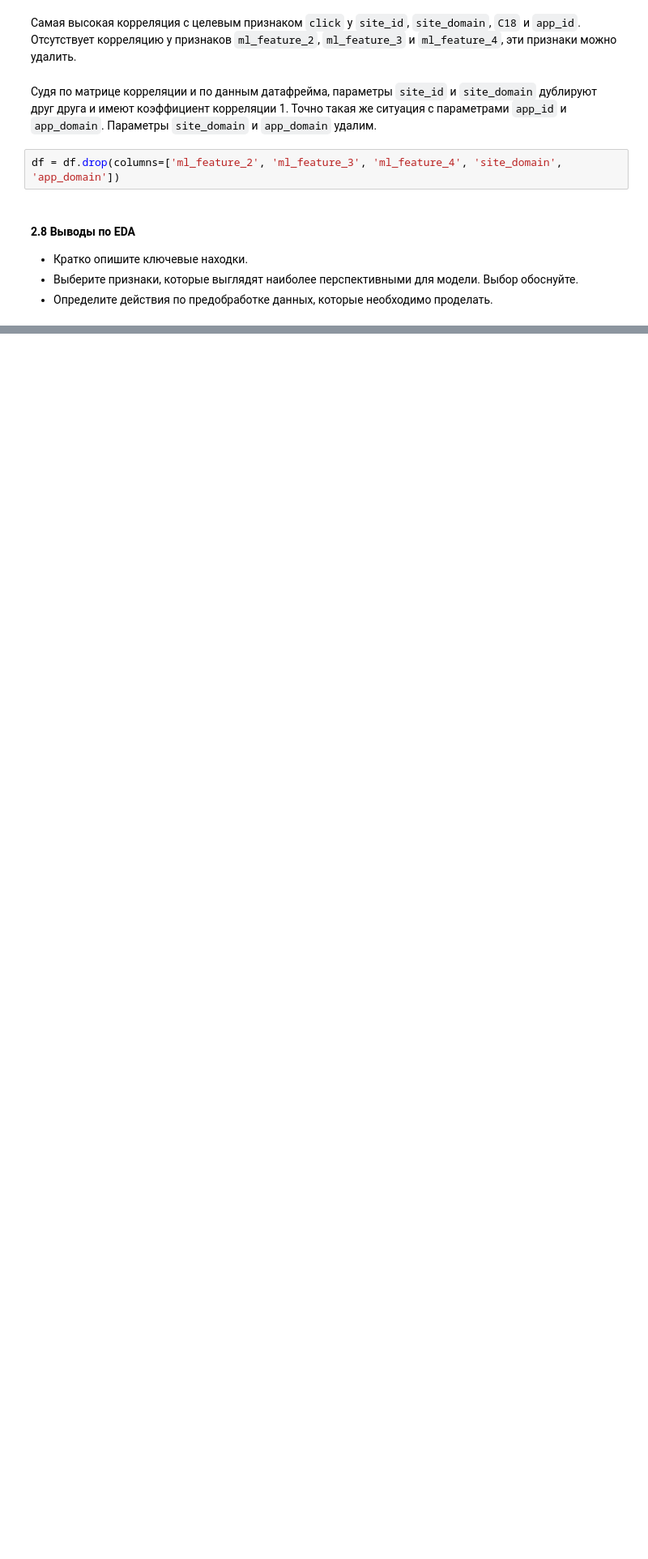
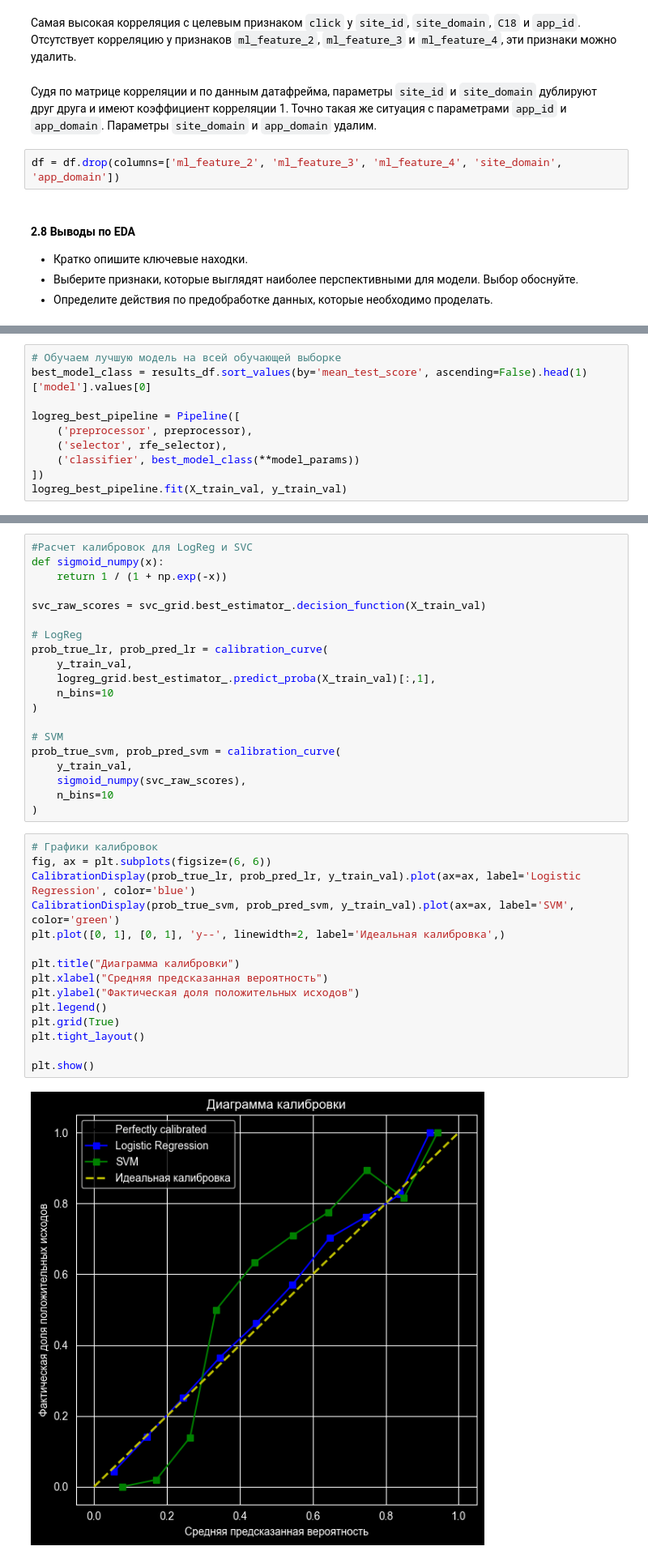
Before and after one commit to msesemov/DS_SVM_sprint_12, a Jupyter notebook: db5c0999-b3ac-41f4-b5f0-ab81a17a3c21.ipynb, the cells around one changed output, grey strips where cells are left out. Shown at 81% size. Drawn from its saved outputs; the diff is of its cells as text; blank space fills up the shorter version.

```diff
--- a/db5c0999-b3ac-41f4-b5f0-ab81a17a3c21.ipynb
+++ b/db5c0999-b3ac-41f4-b5f0-ab81a17a3c21.ipynb
@@ -664,0 +1154,10 @@ df = df.drop(columns=['ml_feature_2', 'ml_feature_3', 'ml_feature_4', 'site_doma
+# %%
+# Обучаем лучшую модель на всей обучающей выборке
+best_model_class = results_df.sort_values(by='mean_test_score', ascending=False).head(1)['model'].values[0]
+
+logreg_best_pipeline = Pipeline([
+    ('preprocessor', preprocessor),
+    ('selector', rfe_selector),
+    ('classifier', best_model_class(**model_params))
+])
+logreg_best_pipeline.fit(X_train_val, y_train_val)
@@ -679,0 +1246,37 @@ df = df.drop(columns=['ml_feature_2', 'ml_feature_3', 'ml_feature_4', 'site_doma
+# %%
+#Расчет калибровок для LogReg и SVC
+def sigmoid_numpy(x):
+    return 1 / (1 + np.exp(-x))
+
+svc_raw_scores = svc_grid.best_estimator_.decision_function(X_train_val)
+
+# LogReg
+prob_true_lr, prob_pred_lr = calibration_curve(
+    y_train_val,
+    logreg_grid.best_estimator_.predict_proba(X_train_val)[:,1],
+    n_bins=10
+)
+
+# SVM
+prob_true_svm, prob_pred_svm = calibration_curve(
+    y_train_val,
+    sigmoid_numpy(svc_raw_scores),
+    n_bins=10
+)
+# %%
+# Графики калибровок
+fig, ax = plt.subplots(figsize=(6, 6))
+CalibrationDisplay(prob_true_lr, prob_pred_lr, y_train_val).plot(ax=ax, label='Logistic Regression', color='blue')
+CalibrationDisplay(prob_true_svm, prob_pred_svm, y_train_val).plot(ax=ax, label='SVM', color='green')
+plt.plot([0, 1], [0, 1], 'y--', linewidth=2, label='Идеальная калибровка',)
+
+plt.title("Диаграмма калибровки")
+plt.xlabel("Средняя предсказанная вероятность")
+plt.ylabel("Фактическая доля положительных исходов")
+plt.legend()
+plt.grid(True)
+plt.tight_layout()
+
+plt.show()
+# %% [output]
+[figure, added]
```
Also changed, not shown: parts of 79 cells of this notebook.
